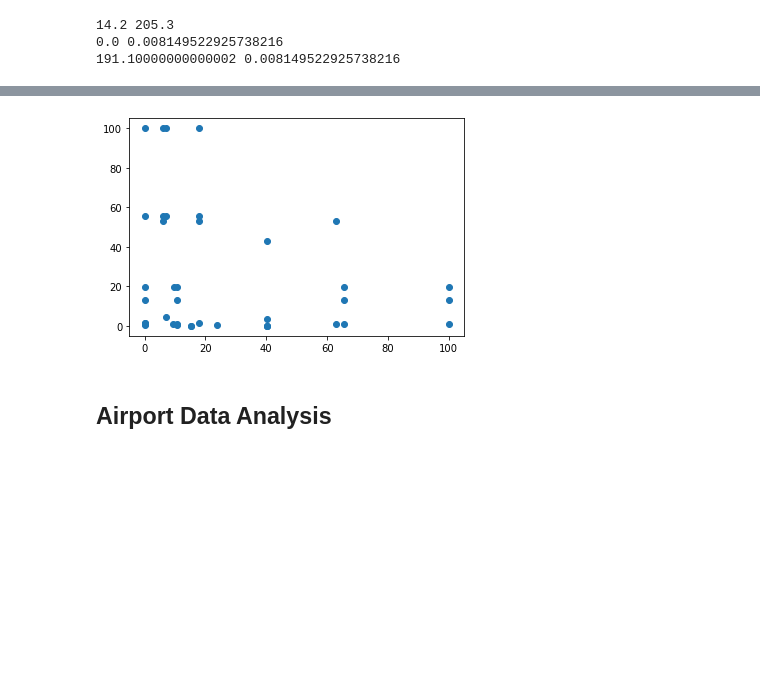
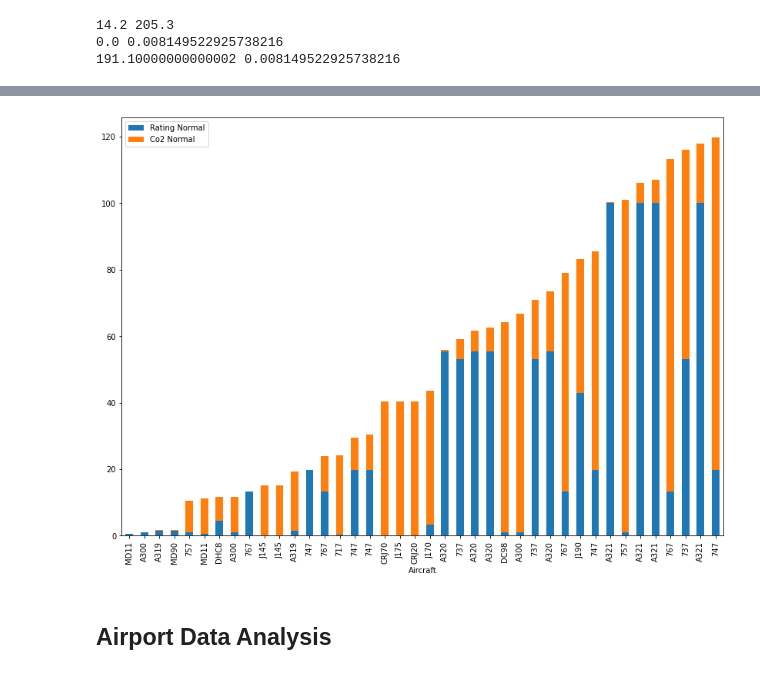
Before and after one commit to tstrain199/Aircraft_Safety_Analysis, a Jupyter notebook: Create-Data-Sets.ipynb, the cells around one changed output, grey strips where cells are left out. Saved outputs shown, nothing was run; the diff lists cells and outputs as text; code cells hidden in the pictures; blank space fills up the shorter version.

Commit message:
Replace scatter plot with stacked bar plot

```diff
--- a/Create-Data-Sets.ipynb
+++ b/Create-Data-Sets.ipynb
@@ -421,12 +424,12 @@ final_score[0:20]
-# %%
-x_data = final_score['Co2 Normal']
-y_data = final_score['Rating Normal']
-strings = final_score['Aircraft']
-
-plt.scatter(x_data, y_data)
-plt.show()
-# %% [output]
-[figure, removed]
+# %%
+final_sorted = final_score.sort_values(by=['Combined'])
+# %%
+plt.rcParams['figure.figsize'] = [14, 10]
+final_sorted.plot(x='Aircraft', y=['Rating Normal', 'Co2 Normal'], kind='bar', stacked=True)
+
+plt.show()
+# %% [output]
+[figure, added]
 # %% [markdown]
 ## Airport Data Analysis
 # %%
```
Also changed, not shown: parts of 3 cells of this notebook, 2 other files.
